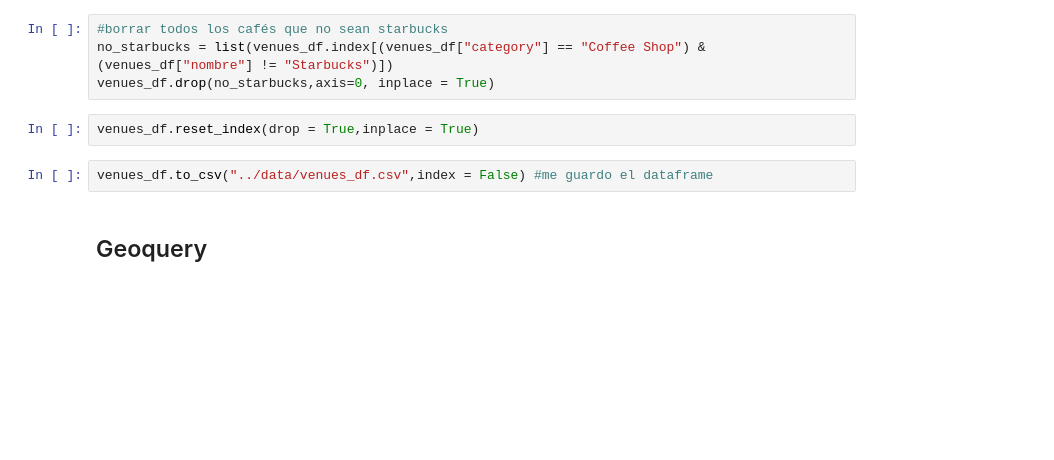
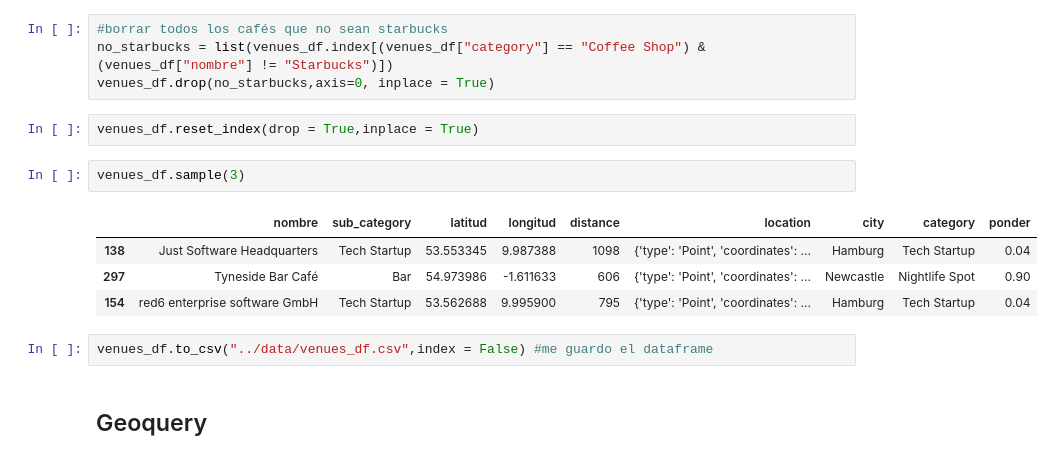
Before and after one commit to data2021oct/geospatial, a Jupyter notebook: notebooks/geolocalization.ipynb, the cells around one changed output. Drawn from its saved outputs; the diff is of its cells as text; blank space fills up the shorter version.

```diff
--- a/notebooks/geolocalization.ipynb
+++ b/notebooks/geolocalization.ipynb
@@ -215,6 +215,13 @@ no_starbucks = list(venues_df.index[(venues_df["category"] == "Coffee Shop") & (
 venues_df.drop(no_starbucks,axis=0, inplace = True)
 # %%
 venues_df.reset_index(drop = True,inplace = True)
+# %%
+venues_df.sample(3)
+# %% [output]
+|  | nombre | sub_category | latitud | longitud | distance | location | city | category | ponder |
+| 138 | Just Software Headquarters | Tech Startup | 53.553345 | 9.987388 | 1098 | {'type': 'Point', 'coordinates': ... | Hamburg | Tech Startup | 0.04 |
+| 297 | Tyneside Bar Café | Bar | 54.973986 | -1.611633 | 606 | {'type': 'Point', 'coordinates': ... | Newcastle | Nightlife Spot | 0.90 |
+| 154 | red6 enterprise software GmbH | Tech Startup | 53.562688 | 9.995900 | 795 | {'type': 'Point', 'coordinates': ... | Hamburg | Tech Startup | 0.04 |
 # %%
 venues_df.to_csv("../data/venues_df.csv",index = False) #me guardo el dataframe
 # %% [markdown]
```
Also changed, not shown: parts of 8 cells of this notebook, 2 other files.
